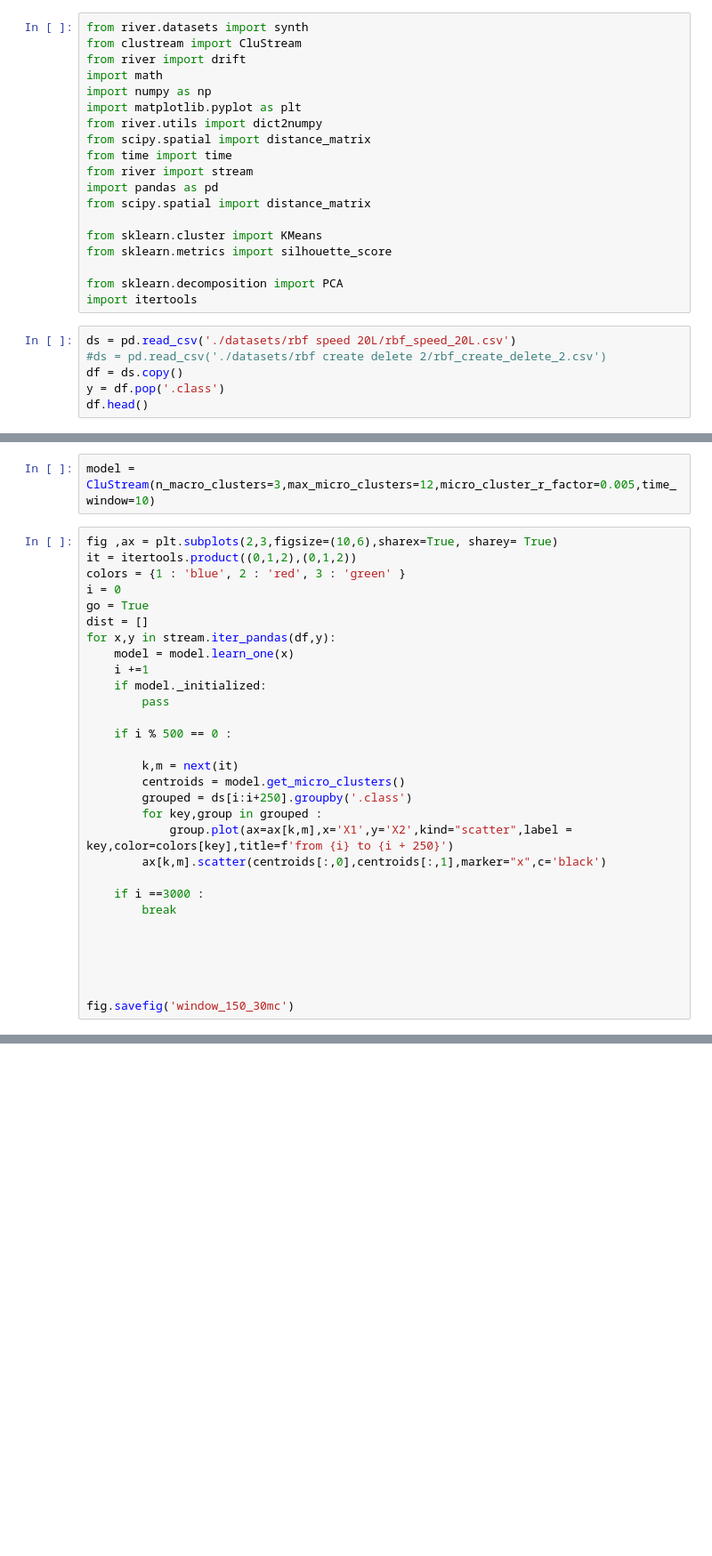
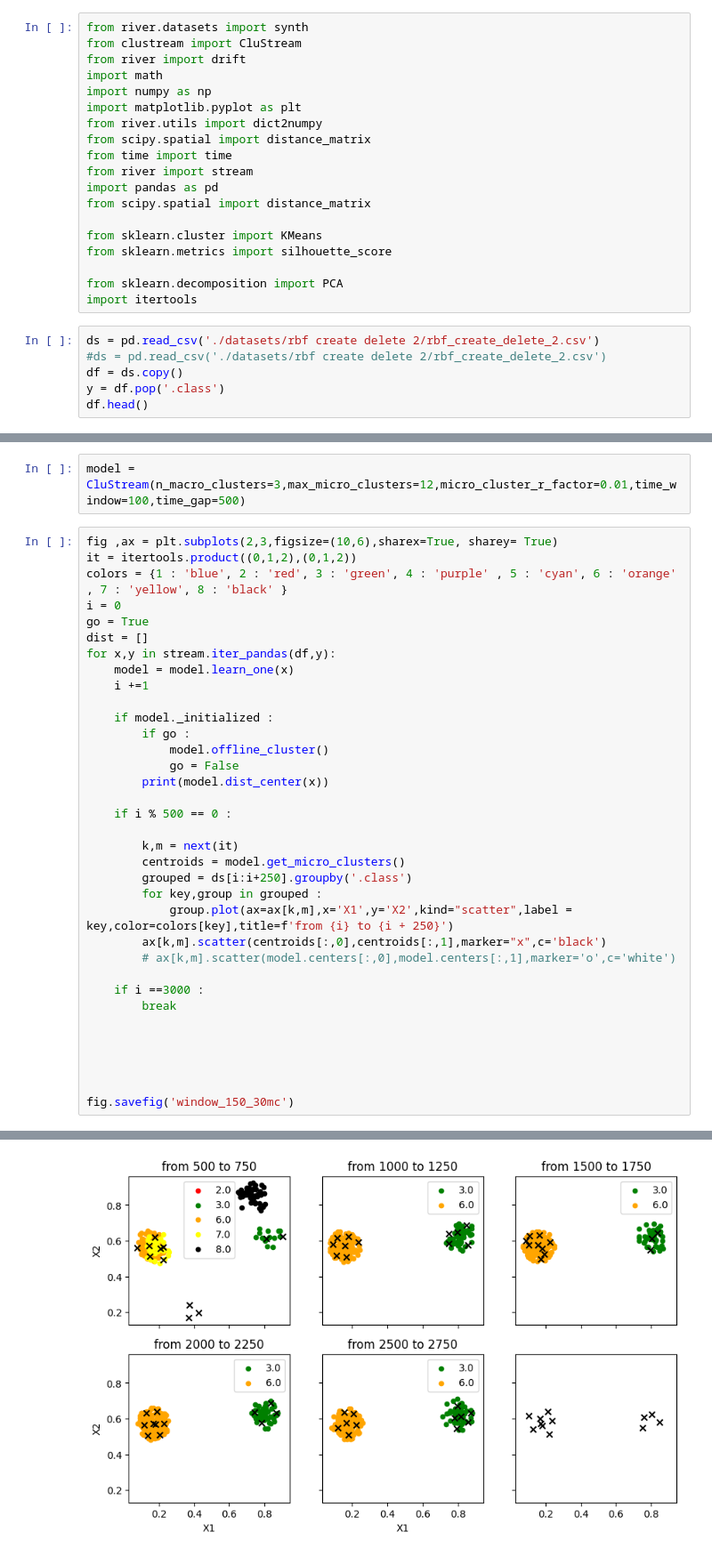
Before and after one commit to Dead8Pixel/ConceptDriftClustering, a Jupyter notebook: test.ipynb, the cells around one changed output, grey strips where cells are left out. Shown: that part at 89% size. Cells and saved outputs as stored; diff of their text form; blank space fills up the shorter version.

```diff
--- a/test.ipynb
+++ b/test.ipynb
@@ -18,7 +18,7 @@ from sklearn.metrics import silhouette_score
 from sklearn.decomposition import PCA
 import itertools
 # %%
-ds = pd.read_csv('./datasets/rbf speed 20L/rbf_speed_20L.csv')
+ds = pd.read_csv('./datasets/rbf create delete 2/rbf_create_delete_2.csv')
 #ds = pd.read_csv('./datasets/rbf create delete 2/rbf_create_delete_2.csv')
 df = ds.copy()
 y = df.pop('.class')
@@ -26,17 +33,21 @@ df.head()
 # %%
-model = CluStream(n_macro_clusters=3,max_micro_clusters=12,micro_cluster_r_factor=0.005,time_window=10)
+model = CluStream(n_macro_clusters=3,max_micro_clusters=12,micro_cluster_r_factor=0.01,time_window=100,time_gap=500)
 # %%
 fig ,ax = plt.subplots(2,3,figsize=(10,6),sharex=True, sharey= True)
 it = itertools.product((0,1,2),(0,1,2))
-colors = {1 : 'blue', 2 : 'red', 3 : 'green' }
+colors = {1 : 'blue', 2 : 'red', 3 : 'green', 4 : 'purple' , 5 : 'cyan', 6 : 'orange' , 7 : 'yellow', 8 : 'black' }
 i = 0
 go = True
 dist = []
 for x,y in stream.iter_pandas(df,y):
     model = model.learn_one(x)
     i +=1
-    if model._initialized:
-        pass
+
+    if model._initialized :
+        if go :
+            model.offline_cluster()
+            go = False
+        print(model.dist_center(x))
 
     if i % 500 == 0 :
 
@@ -46,6 +57,7 @@ for x,y in stream.iter_pandas(df,y):
         for key,group in grouped :
             group.plot(ax=ax[k,m],x='X1',y='X2',kind="scatter",label = key,color=colors[key],title=f'from {i} to {i + 250}')
         ax[k,m].scatter(centroids[:,0],centroids[:,1],marker="x",c='black')
+        # ax[k,m].scatter(model.centers[:,0],model.centers[:,1],marker='o',c='white')
 
     if i ==3000 :
         break
@@ -55,3 +67,4 @@ for x,y in stream.iter_pandas(df,y):
 
 
 fig.savefig('window_150_30mc')
+# %% [output]
@@ -57,0 +88 @@ fig.savefig('window_150_30mc')
+[figure, added]
```
Also changed, not shown: parts of 2 cells of this notebook, 3 other files.
